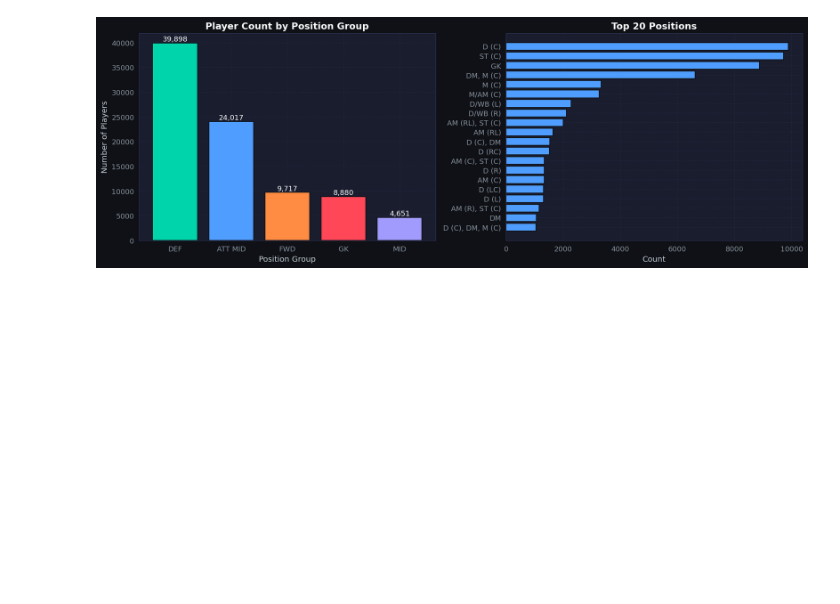
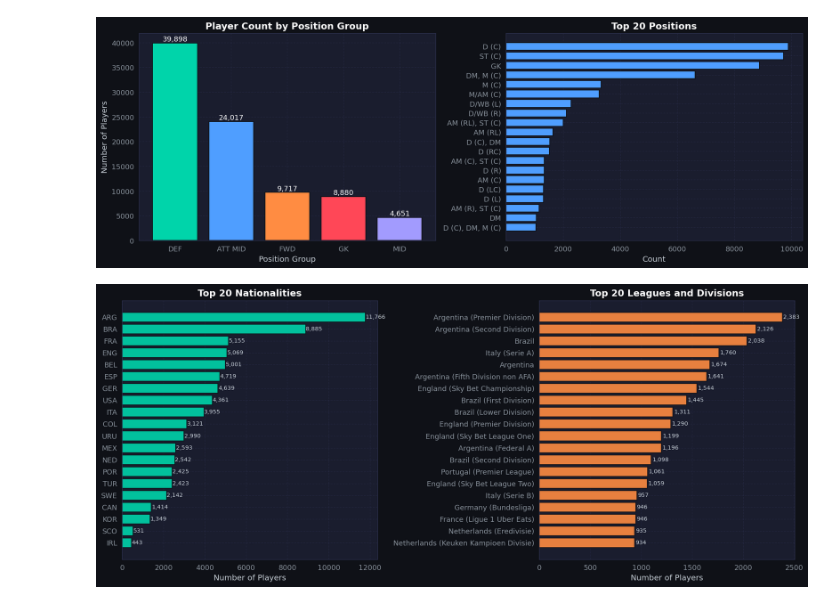
Before and after one commit to snabxo/banana, a Jupyter notebook: projects/football-manager-23/fm23_eda.ipynb, the cells around one changed output. Saved outputs shown, nothing was run; the diff lists cells and outputs as text; code cells hidden in the pictures; blank space fills up the shorter version.

Commit message:
[fm23] explored nationalities and leagues of players

```diff
--- a/projects/football-manager-23/fm23_eda.ipynb
+++ b/projects/football-manager-23/fm23_eda.ipynb
@@ -399,3 +399,38 @@ if "Position" in dataframe.columns:
     plt.show()
 # %% [output]
 [figure]
+# %%
+figure, axis = plt.subplots(1, 2, figsize=(14, 6))
+
+if "Nat" in dataframe.columns:
+    ax = axis[0]
+    top_nations = dataframe["Nat"].value_counts().head(20)
+    bars = ax.barh(top_nations.index[::-1], top_nations.values[::-1], color=FM_GREEN, edgecolor="#0f1117", alpha=0.9)
+
+    ax.set_title("Top 20 Nationalities")
+    ax.set_xlabel("Number of Players")
+
+    for bar, val in zip(bars, top_nations.values[::-1]):
+        ax.text(val + 10, bar.get_y() + bar.get_height() / 2, f"{val:,}", va="center", fontsize=8)
+
+
+# top leagues and divisions
+league_column = "Based" if "Based" in dataframe.columns else ("League" if "League" in dataframe.columns else None)
+
+if league_column:
+    ax = axis[1]
+    top_leagues = dataframe[league_column].value_counts().head(20)
+    bars = ax.barh(top_leagues.index[::-1], top_leagues.values[::-1], color=FM_ORANGE, edgecolor="#0f1117", alpha=0.9)
+
+    ax.set_title("Top 20 Leagues and Divisions")
+    ax.set_xlabel("Number of Players")
+
+    for bar, val in zip(bars, top_leagues.values[::-1]):
+        ax.text(val + 10, bar.get_y() + bar.get_height() / 2, f"{val:,}", va="center", fontsize=8)
+
+
+plt.tight_layout()
+plt.savefig("visuals/nationality_and_league.png", bbox_inches="tight", facecolor="#0f1117")
+plt.show()
+# %% [output]
+[figure, added]
```
Also changed, not shown: parts of 1 cell of this notebook, 1 other file.
